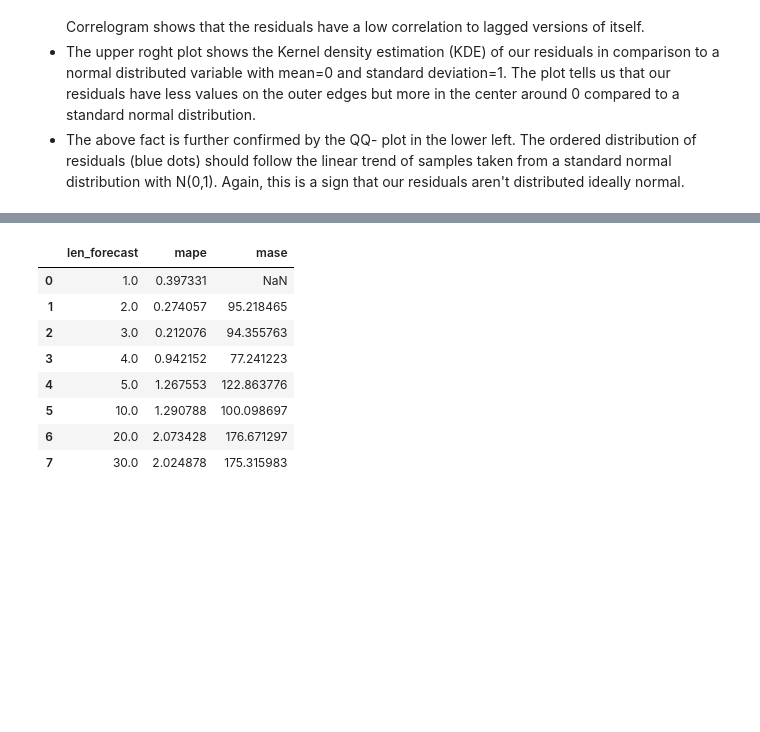
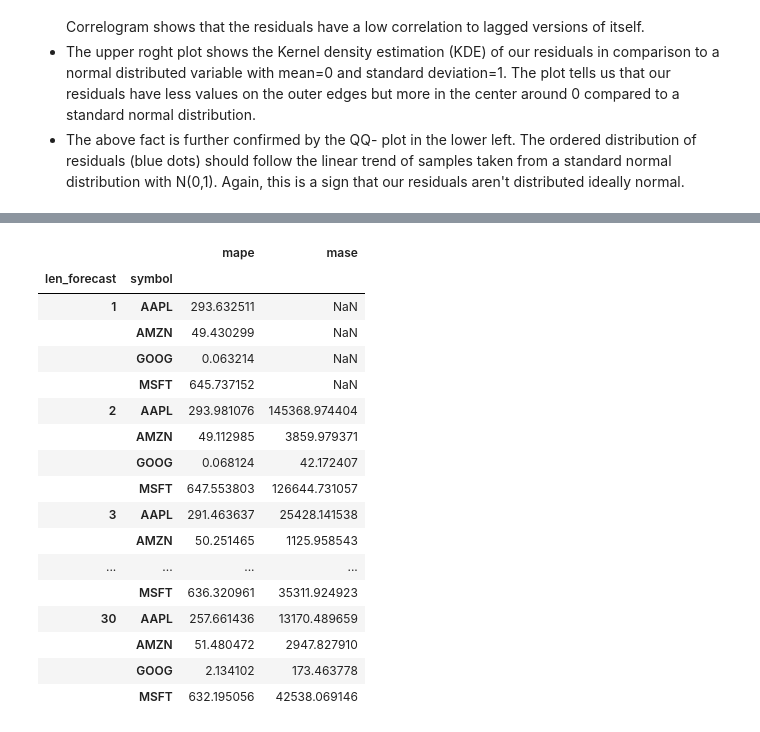
Before and after one commit to YvesDeutschmann/stock_forecast, a Jupyter notebook: SupportingAnalysis.ipynb, the cells around one changed output, grey strips where cells are left out. Cells and saved outputs as stored; diff of their text form; code cells hidden in the pictures; blank space fills up the shorter version.

```diff
--- a/SupportingAnalysis.ipynb
+++ b/SupportingAnalysis.ipynb
@@ -189,4 +164,4 @@ def prepare_data(symbol):
 # %%
-y_train, y_test, df = prepare_data('GOOG')
+y_train, y_test = prepare_data('GOOG', True)
 # %% [output]
 <class 'pandas.core.frame.DataFrame'>
@@ -432,7 +407,7 @@ p, d, q, trend = find_param_set(y_train, 6, 10, 1, 2, 6, 10)
 # %% [output]
 The best parameter set for the ARIMA model is: (8, 1, 8, 'c') with an AIC of: 179.72737026070456 and BIC of: 271.61674832956174.
 # %%
-model = sm.tsa.statespace.SARIMAX(y_train, order=(p, d, q), trend=trend,
+model = SARIMAX(y_train, order=(p, d, q), trend=trend,
                         enforce_stationarity=False,
                         enforce_invertibility=False)
 fitted_model = model.fit()
@@ -469,21 +442,27 @@ Our goal here is to make sure that the residuals of our model are normally distr
  - The upper roght plot shows the Kernel density estimation (KDE) of our residuals in comparison to a normal distributed variable with mean=0 and standard deviation=1. The plot tells us that our residuals have less values on the outer edges but more in the center around 0 compared to a standard normal distribution.
   - The above fact is further confirmed by the QQ- plot in the lower left. The ordered distribution of residuals (blue dots) should follow the linear trend of samples taken from a standard normal distribution with N(0,1). Again, this is a sign that our residuals aren't distributed ideally normal.
 # %%
-def predict_prices(len_forecast, y_train=y_train, y_test=y_test, dynamic_forecast=False):
+def predict_prices(y_train, y_test, len_forecast, visualization=False):
     """Predict values for the next X business days and plots results.
     Arguments:
+    y_train - training dataset for stock symbol
+    y_test - test dataset for stock symbol
     len_forecast - integer with number of days to predict
+    visualization - bool determining if visualization of results is desired
     Returns:
-    None
+    pred - SARIMAXResults object with predicted values
     """
 
     pred = fitted_model.get_prediction(
         start=y_train.size + 1,
         end=y_train.size + len_forecast,
-        dynamic=dynamic_forecast)
+        dynamic=False)
     pred_ci = pred.conf_int()
 
-    evaluate_prediction(y_train, y_test, pred, pred_ci, len_forecast)
+    if visualization:
+        evaluate_prediction(y_train, y_test, pred, pred_ci, len_forecast)
+
+    return pred
 # %%
 def evaluate_prediction(y_train, y_test, pred, pred_ci, len_forecast):
     """
@@ -532,31 +512,42 @@ predict_prices(30)
 # %%
 forecasts = [1, 2, 3, 4, 5, 10, 20, 30]
-evaluation = pd.DataFrame(columns=['len_forecast', 'mape', 'mase'])
-for len_forecast in forecasts:
-    forecast = fitted_model.get_prediction(
-        start=y_train.shape[0] + 1,
-        end=y_train.shape[0] + y_test[:len_forecast].shape[0],
-        dynamic=False)
+evaluation = pd.DataFrame(columns=['symbol', 'len_forecast', 'mape', 'mase'])
 
-    forecast =  forecast.predicted_mean.values ** 2
-    actual = y_test[:len_forecast].values ** 2
+for symbol in ohlc_data.keys():
 
-    mape_score = mape(actual, forecast)
-    mase_score = mase(actual, forecast)
-    evaluation = evaluation.append({
-                'len_forecast': len_forecast,
-                'mape': mape_score * 100,
-                'mase': mase_score * 100},
-                ignore_index=True)
+    y_train, y_test = prepare_data(symbol)
+    for len_forecast in forecasts:
+        forecast = predict_prices(y_train, y_test, len_forecast)
 
-evaluation
+        forecast =  forecast.predicted_mean.values ** 2
+        actual = y_test[:len_forecast].values ** 2
+
+        mape_score = mape(actual, forecast)
+        mase_score = mase(actual, forecast)
+        evaluation = evaluation.append({
+                    'symbol': symbol,
+                    'len_forecast': len_forecast,
+                    'mape': mape_score * 100,
+                    'mase': mase_score * 100},
+                    ignore_index=True)
+
+evaluation.groupby(['len_forecast', 'symbol']).mean()
 # %% [output]
-|  | len_forecast | mape | mase |
-| 0 | 1.0 | 0.397331 | NaN |
-| 1 | 2.0 | 0.274057 | 95.218465 |
-| 2 | 3.0 | 0.212076 | 94.355763 |
-| 3 | 4.0 | 0.942152 | 77.241223 |
-| 4 | 5.0 | 1.267553 | 122.863776 |
-| 5 | 10.0 | 1.290788 | 100.098697 |
-| 6 | 20.0 | 2.073428 | 176.671297 |
-| 7 | 30.0 | 2.024878 | 175.315983 |
+|  |  | mape | mase |
+| len_forecast | symbol |  |  |
+| 1 | AAPL | 293.632511 | NaN |
+|  | AMZN | 49.430299 | NaN |
+|  | GOOG | 0.063214 | NaN |
+|  | MSFT | 645.737152 | NaN |
+| 2 | AAPL | 293.981076 | 145368.974404 |
+|  | AMZN | 49.112985 | 3859.979371 |
+|  | GOOG | 0.068124 | 42.172407 |
+|  | MSFT | 647.553803 | 126644.731057 |
+| 3 | AAPL | 291.463637 | 25428.141538 |
+|  | AMZN | 50.251465 | 1125.958543 |
+| ... | ... | ... | ... |
+|  | MSFT | 636.320961 | 35311.924923 |
+| 30 | AAPL | 257.661436 | 13170.489659 |
+|  | AMZN | 51.480472 | 2947.827910 |
+|  | GOOG | 2.134102 | 173.463778 |
+|  | MSFT | 632.195056 | 42538.069146 |
```
Also changed, not shown: parts of 17 cells of this notebook.
